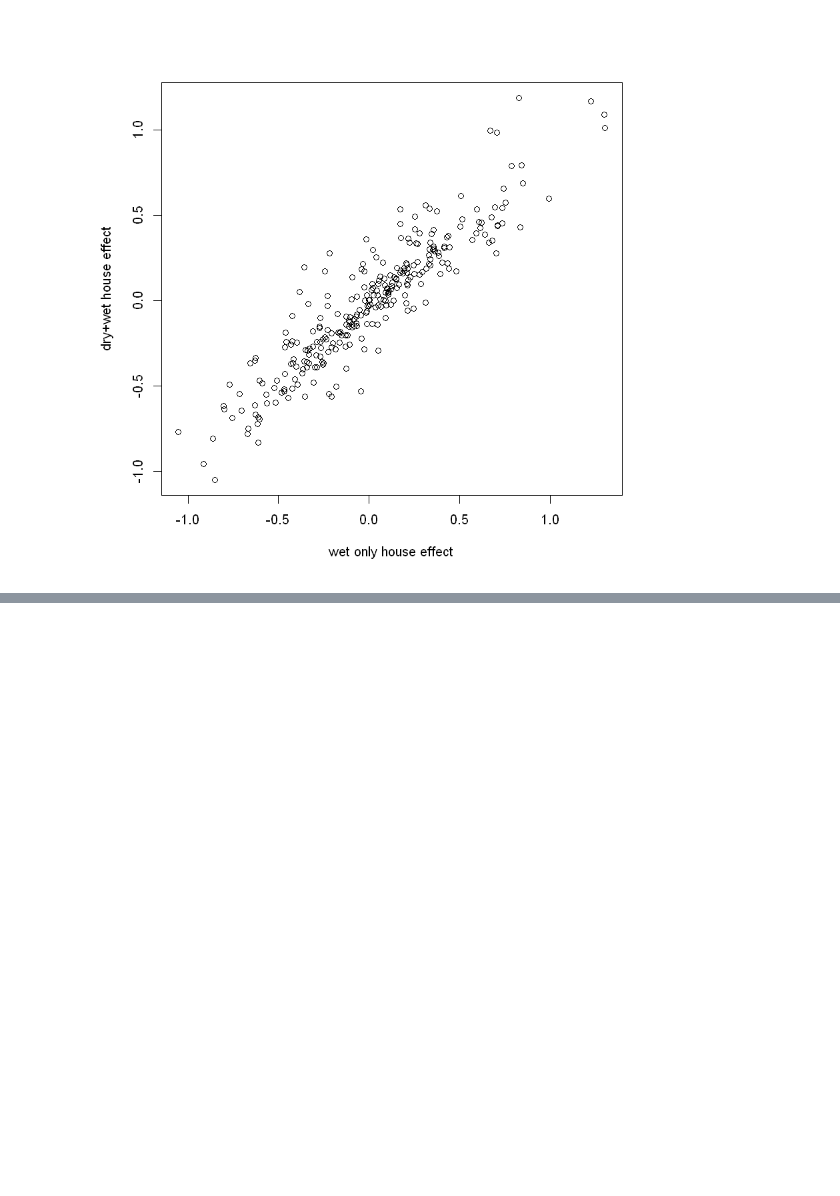
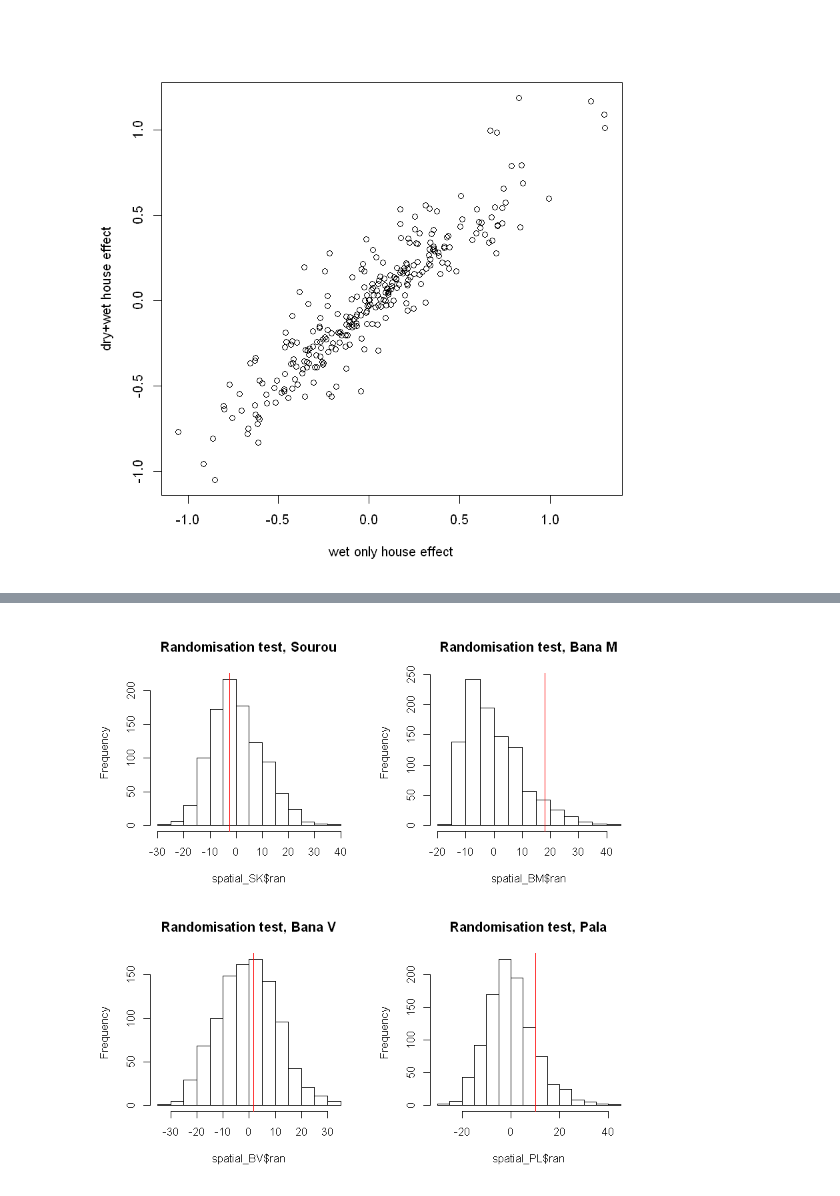
Before and after one commit to tinyuhui/PSC_modelling, a Jupyter notebook: Spatial.ipynb, the cells around one changed output, grey strips where cells are left out. Drawn from its saved outputs; the diff is of its cells as text; code cells hidden in the pictures; blank space fills up the shorter version.

```diff
--- a/Spatial.ipynb
+++ b/Spatial.ipynb
@@ -331,0 +254,47 @@ plot(s$effect.x, s$effect.y, xlab='wet only house effect', ylab='dry+wet house e
+# %%
+randomisation_test<-function(s2, village='BV', times=1000)
+{
+    f1<-function(temp_s2)
+    {
+        temp_r<-cal_effect(temp_s2$effect)
+        temp_r<-temp_r[lower.tri(temp_r, diag=F)]
+        temp_r<-as.vector(temp_r)
+        temp_dist<-cal_dist(temp_s2$lat, temp_s2$lon)
+        temp_dist<-temp_dist[lower.tri(temp_dist, diag=F)]
+        temp_dist<-as.vector(temp_dist)
+        m<-lm(temp_r~temp_dist)
+        return(m$coef[2])
+    }
+    # CHOOSE VILLAGE
+    temp<-substr(s2$site.id, 4, 5)
+    temp_s2<-s2[temp==village,]
+    # THE OBSERVED
+    obs<-f1(temp_s2)
+    # RANDOMISE
+    ran<-rep(NA, times)
+    for (i in 1:times)
+    {
+        new_s2<-data.frame(effect=sample(temp_s2$effect), lat=temp_s2$lat, long=temp_s2$long)
+        ran[i]<-f1(new_s2)
+    }
+    return(list(obs=obs, ran=ran))
+}
+# %%
+par(mfrow=c(2,2))
+spatial_SK<-randomisation_test(s2, village='SK', times=1000)
+hist(spatial_SK$ran, main='Randomisation test, Sourou')
+abline(v=spatial_SK$obs, col='red')
+
+spatial_BM<-randomisation_test(s2, village='BM', times=1000)
+hist(spatial_BM$ran, main='Randomisation test, Bana M')
+abline(v=spatial_BM$obs, col='red')
+
+spatial_BV<-randomisation_test(s2, village='BV', times=1000)
+hist(spatial_BV$ran, main='Randomisation test, Bana V')
+abline(v=spatial_BV$obs, col='red')
+
+spatial_PL<-randomisation_test(s2, village='PL', times=1000)
+hist(spatial_PL$ran, main='Randomisation test, Pala')
+abline(v=spatial_PL$obs, col='red')
+# %% [output]
+[figure, added]
```
Also changed, not shown: parts of 28 cells of this notebook.
